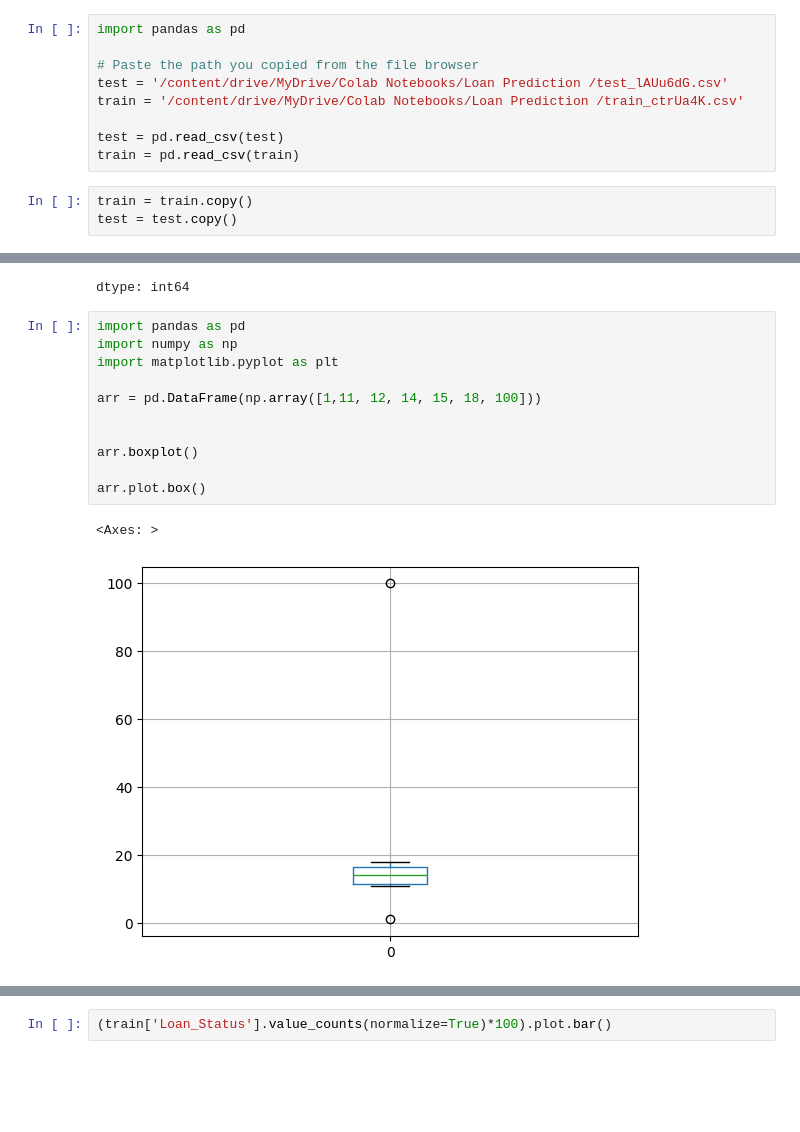
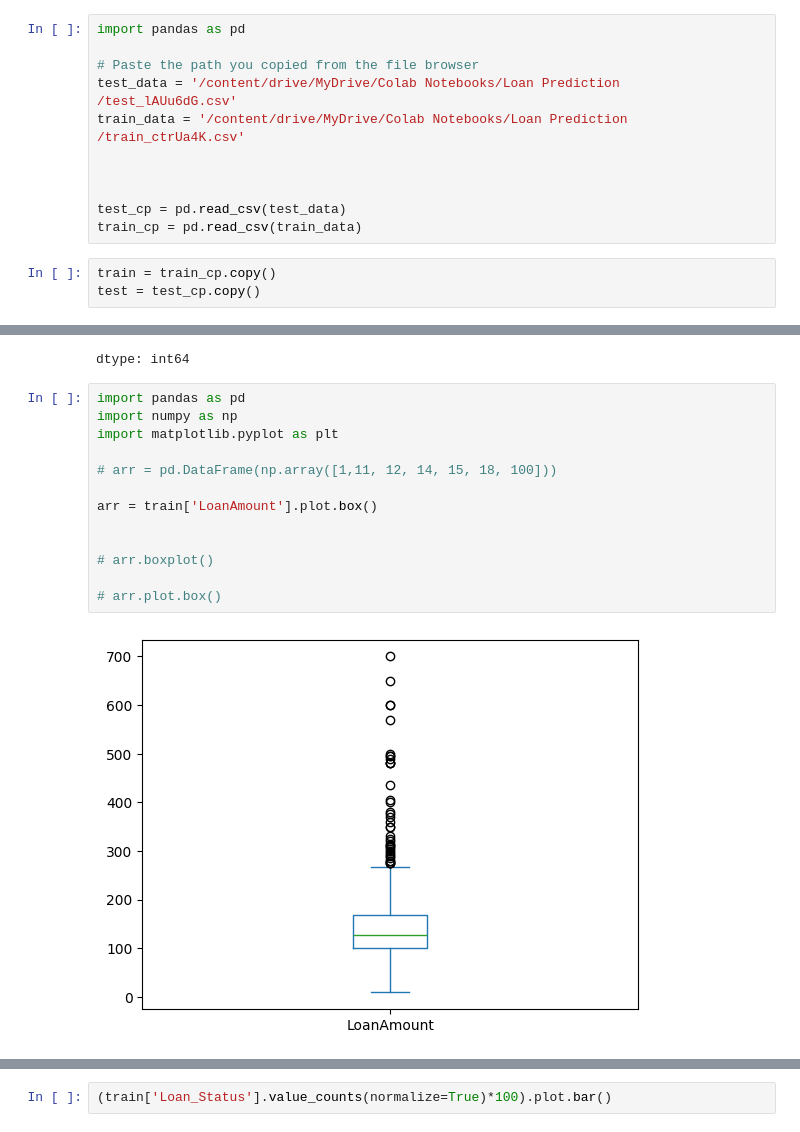
Before and after one commit to jeeva-anand/Loan-Eligibility-Classifier, a Jupyter notebook: loan_prediction.ipynb, the cells around one changed output, grey strips where cells are left out. Drawn from its saved outputs; the diff is of its cells as text; blank space fills up the shorter version.

```diff
--- a/loan_prediction.ipynb
+++ b/loan_prediction.ipynb
@@ -7,14 +7,16 @@ Mounted at /content/drive
 import pandas as pd
 
 # Paste the path you copied from the file browser
-test = '/content/drive/MyDrive/Colab Notebooks/Loan Prediction /test_lAUu6dG.csv'
-train = '/content/drive/MyDrive/Colab Notebooks/Loan Prediction /train_ctrUa4K.csv'
+test_data = '/content/drive/MyDrive/Colab Notebooks/Loan Prediction /test_lAUu6dG.csv'
+train_data = '/content/drive/MyDrive/Colab Notebooks/Loan Prediction /train_ctrUa4K.csv'
 
-test = pd.read_csv(test)
-train = pd.read_csv(train)
+
+
+test_cp = pd.read_csv(test_data)
+train_cp = pd.read_csv(train_data)
 # %%
-train = train.copy()
-test = test.copy()
+train = train_cp.copy()
+test = test_cp.copy()
 # %%
 train.info()
 # %% [output]
@@ -79,14 +90,15 @@ dtype: int64
 # %%
 import pandas as pd
 import numpy as np
 import matplotlib.pyplot as plt
 
-arr = pd.DataFrame(np.array([1,11, 12, 14, 15, 18, 100]))
+# arr = pd.DataFrame(np.array([1,11, 12, 14, 15, 18, 100]))
+
+arr = train['LoanAmount'].plot.box()
 
 
-arr.boxplot()
+# arr.boxplot()
 
-arr.plot.box()
+# arr.plot.box()
 # %% [output]
-<Axes: >
-[figure, old version]
+[figure, new version]
```
Also changed, not shown: parts of 18 cells of this notebook.
